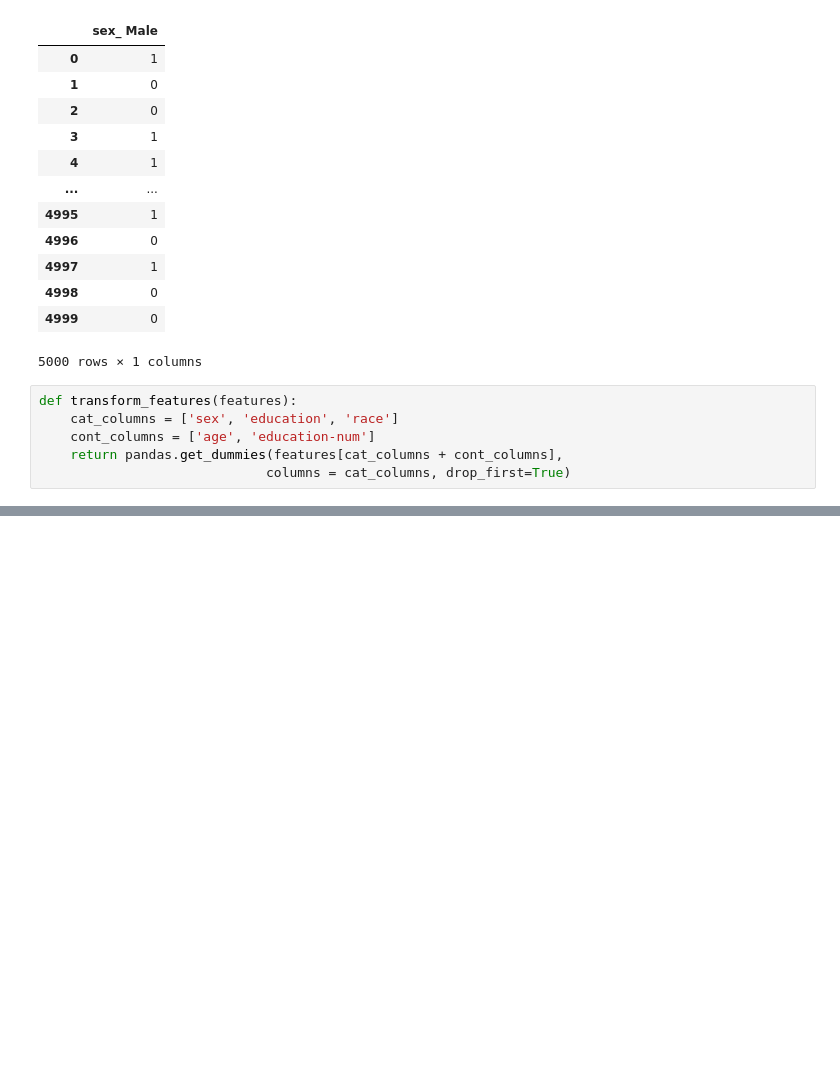
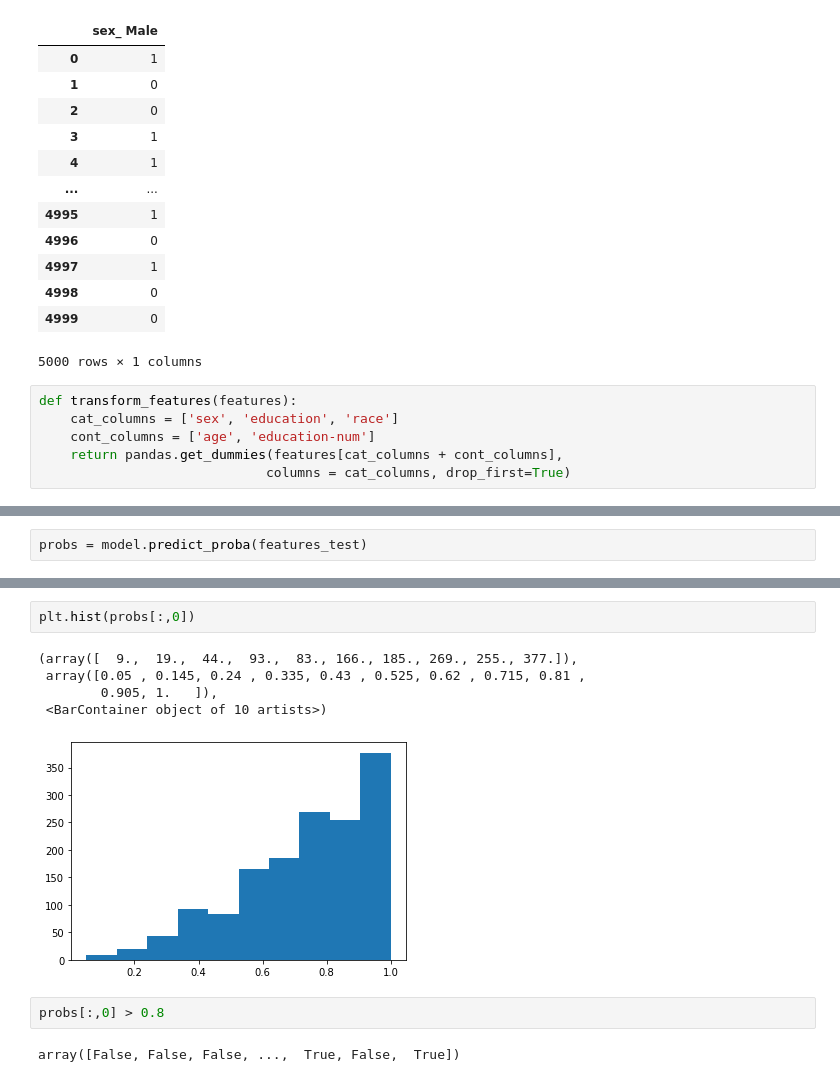
Before and after one commit to dhesse/IN-STK5000-Notebooks-2020, a Jupyter notebook: notebooks/Lecture 02.ipynb, the cells around one changed output, grey strips where cells are left out. Saved outputs shown, nothing was run; the diff lists cells and outputs as text; blank space fills up the shorter version.

```diff
--- a/notebooks/Lecture 02.ipynb
+++ b/notebooks/Lecture 02.ipynb
@@ -219,0 +242,2 @@ transfromed_features
+# %%
+probs = model.predict_proba(features_test)
@@ -219,0 +254,12 @@ transfromed_features
+# %%
+plt.hist(probs[:,0])
+# %% [output]
+(array([  9.,  19.,  44.,  93.,  83., 166., 185., 269., 255., 377.]),
+ array([0.05 , 0.145, 0.24 , 0.335, 0.43 , 0.525, 0.62 , 0.715, 0.81 ,
+        0.905, 1.   ]),
+ <BarContainer object of 10 artists>)
+[figure, added]
+# %%
+probs[:,0] > 0.8
+# %% [output]
+array([False, False, False, ...,  True, False,  True])
```
Also changed, not shown: parts of 38 cells of this notebook.
